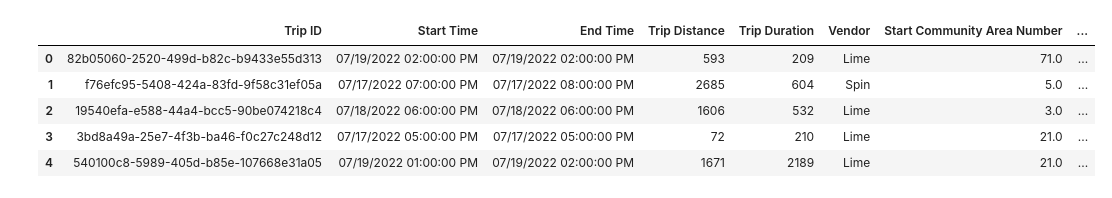
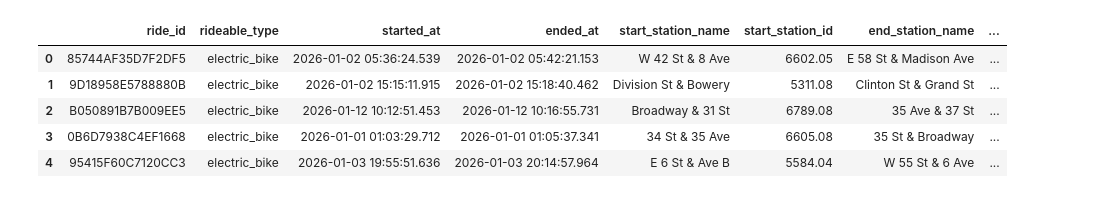
Before and after one commit to vlzm/GFDRR, a Jupyter notebook: notebooks/00_EDA.ipynb, the cells around one changed output. Cells and saved outputs as stored; diff of their text form; code cells hidden in the pictures.

```diff
--- a/notebooks/00_EDA.ipynb
+++ b/notebooks/00_EDA.ipynb
@@ -1,13 +1,13 @@
 # %%
 import pandas as pd
 # %%
-raw_path = '/Users/vladislav/Documents/vlzm/GFDRR/data/raw/E-Scooter_Trips.csv'
+raw_path = '/Users/vladislav/Documents/vlzm/GFDRR/data/raw/202601-citibike-tripdata_1.csv'
 data = pd.read_csv(raw_path)
 data.head()
 # %% [output]
-|  | Trip ID | Start Time | End Time | Trip Distance | Trip Duration | Vendor | Start Community Area Number | ... |
-| 0 | 82b05060-2520-499d-b82c-b9433e55d313 | 07/19/2022 02:00:00 PM | 07/19/2022 02:00:00 PM | 593 | 209 | Lime | 71.0 | ... |
-| 1 | f76efc95-5408-424a-83fd-9f58c31ef05a | 07/17/2022 07:00:00 PM | 07/17/2022 08:00:00 PM | 2685 | 604 | Spin | 5.0 | ... |
-| 2 | 19540efa-e588-44a4-bcc5-90be074218c4 | 07/18/2022 06:00:00 PM | 07/18/2022 06:00:00 PM | 1606 | 532 | Lime | 3.0 | ... |
-| 3 | 3bd8a49a-25e7-4f3b-ba46-f0c27c248d12 | 07/17/2022 05:00:00 PM | 07/17/2022 05:00:00 PM | 72 | 210 | Lime | 21.0 | ... |
-| 4 | 540100c8-5989-405d-b85e-107668e31a05 | 07/19/2022 01:00:00 PM | 07/19/2022 02:00:00 PM | 1671 | 2189 | Lime | 21.0 | ... |
+|  | ride_id | rideable_type | started_at | ended_at | start_station_name | start_station_id | end_station_name | ... |
+| 0 | 85744AF35D7F2DF5 | electric_bike | 2026-01-02 05:36:24.539 | 2026-01-02 05:42:21.153 | W 42 St & 8 Ave | 6602.05 | E 58 St & Madison Ave | ... |
+| 1 | 9D18958E5788880B | electric_bike | 2026-01-02 15:15:11.915 | 2026-01-02 15:18:40.462 | Division St & Bowery | 5311.08 | Clinton St & Grand St | ... |
+| 2 | B050891B7B009EE5 | electric_bike | 2026-01-12 10:12:51.453 | 2026-01-12 10:16:55.731 | Broadway & 31 St | 6789.08 | 35 Ave & 37 St | ... |
+| 3 | 0B6D7938C4EF1668 | electric_bike | 2026-01-01 01:03:29.712 | 2026-01-01 01:05:37.341 | 34 St & 35 Ave | 6605.08 | 35 St & Broadway | ... |
+| 4 | 95415F60C7120CC3 | electric_bike | 2026-01-03 19:55:51.636 | 2026-01-03 20:14:57.964 | E 6 St & Ave B | 5584.04 | W 55 St & 6 Ave | ... |
```
Also changed, not shown: parts of 6 cells of this notebook.
